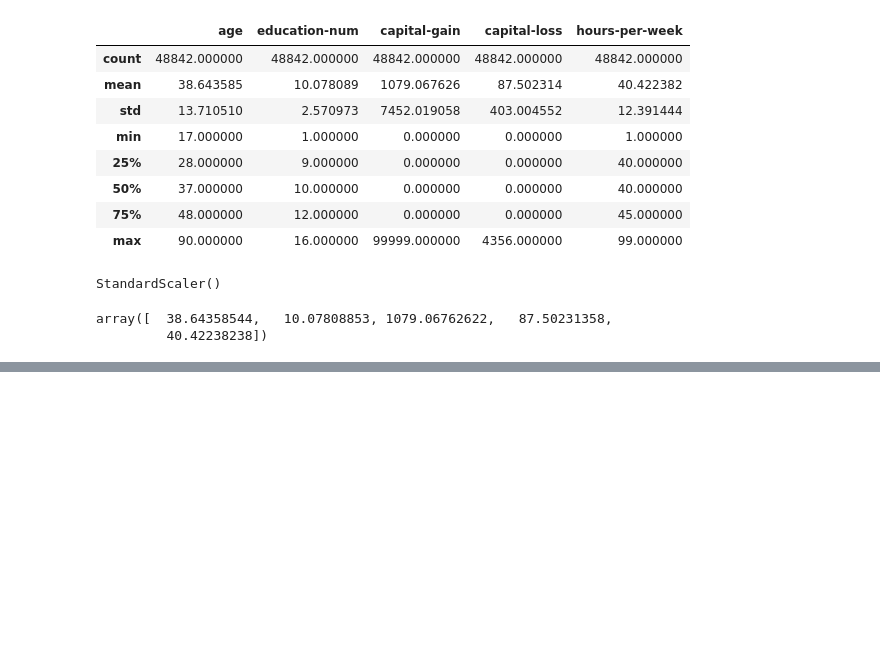
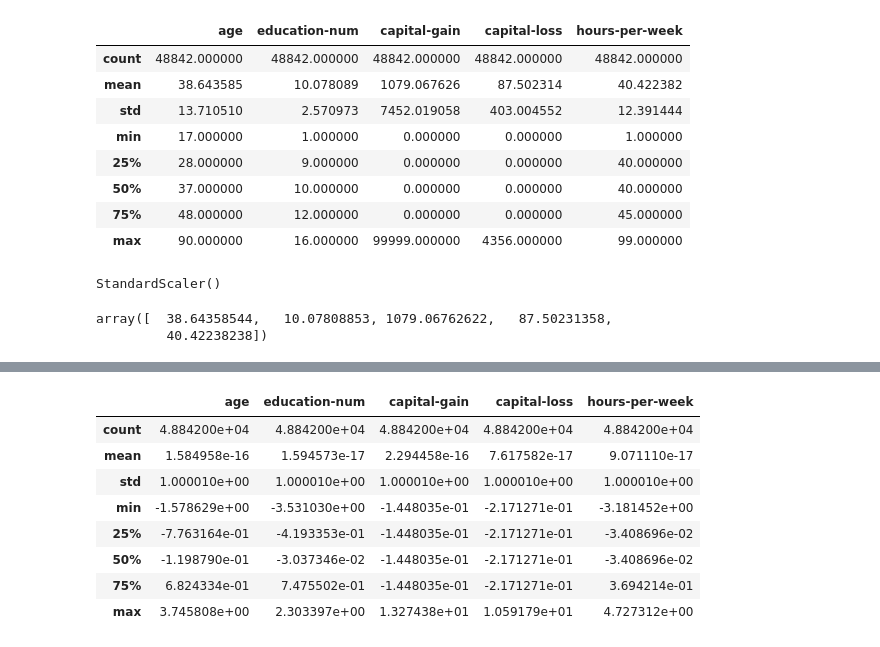
Before and after one commit to timiogunmakin/adv-python-datasci, a Jupyter notebook: notebooks/explore data.ipynb, the cells around one changed output, grey strips where cells are left out. Saved outputs shown, nothing was run; the diff lists cells and outputs as text; code cells hidden in the pictures; blank space fills up the shorter version.

```diff
--- a/notebooks/explore data.ipynb
+++ b/notebooks/explore data.ipynb
@@ -327,0 +298,3 @@ array([  38.64358544,   10.07808853, 1079.06762622,   87.50231358,
+# %%
+numerical_features_scaled = scaler.transform(numerical_features)
+numerical_features_scaled
@@ -327,0 +320,17 @@ array([  38.64358544,   10.07808853, 1079.06762622,   87.50231358,
+# %%
+numerical_features = pd.DataFrame(
+    numerical_features_scaled,
+    columns=numerical_columns
+)
+# %%
+numerical_features.describe()
+# %% [output]
+|  | age | education-num | capital-gain | capital-loss | hours-per-week |
+| count | 4.884200e+04 | 4.884200e+04 | 4.884200e+04 | 4.884200e+04 | 4.884200e+04 |
+| mean | 1.584958e-16 | 1.594573e-17 | 2.294458e-16 | 7.617582e-17 | 9.071110e-17 |
+| std | 1.000010e+00 | 1.000010e+00 | 1.000010e+00 | 1.000010e+00 | 1.000010e+00 |
+| min | -1.578629e+00 | -3.531030e+00 | -1.448035e-01 | -2.171271e-01 | -3.181452e+00 |
+| 25% | -7.763164e-01 | -4.193353e-01 | -1.448035e-01 | -2.171271e-01 | -3.408696e-02 |
+| 50% | -1.198790e-01 | -3.037346e-02 | -1.448035e-01 | -2.171271e-01 | -3.408696e-02 |
+| 75% | 6.824334e-01 | 7.475502e-01 | -1.448035e-01 | -2.171271e-01 | 3.694214e-01 |
+| max | 3.745808e+00 | 2.303397e+00 | 1.327438e+01 | 1.059179e+01 | 4.727312e+00 |
```
Also changed, not shown: parts of 28 cells of this notebook.
